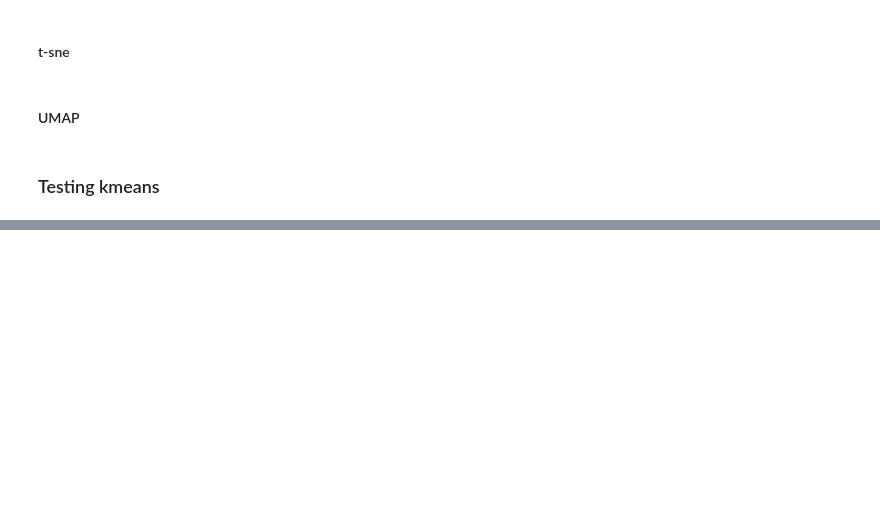
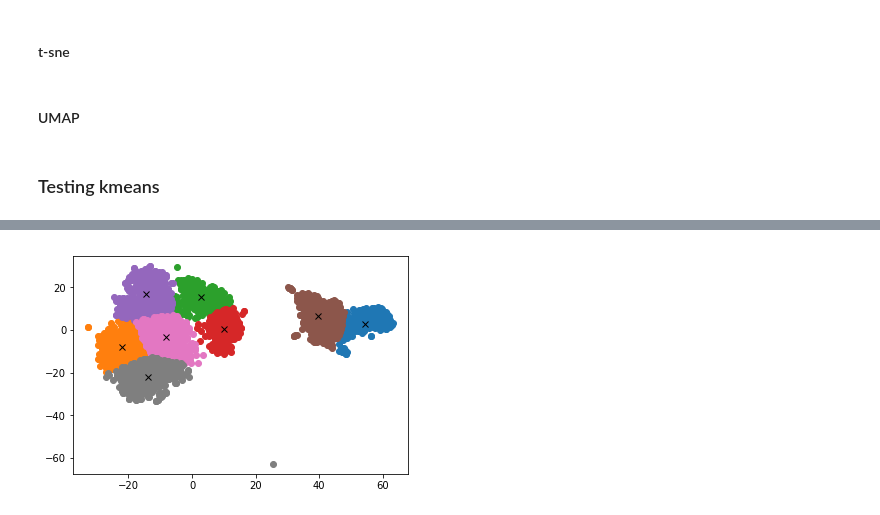
Before and after one commit to datascience-mobi/project-04-group-04, a Jupyter notebook: Bioinfo_Projekt_Library_Test.ipynb, the cells around one changed output, grey strips where cells are left out. Drawn from its saved outputs; the diff is of its cells as text; code cells hidden in the pictures; blank space fills up the shorter version.

```diff
--- a/Bioinfo_Projekt_Library_Test.ipynb
+++ b/Bioinfo_Projekt_Library_Test.ipynb
@@ -65,0 +77,13 @@ test3.plot()
+# %%
+def plot(data, dist, clusters,k):
+    for i in range(k):
+        graph = pd.DataFrame(data[np.argwhere(dist == i)].squeeze())
+        center = pd.DataFrame(clusters[i]).T
+        #print("Cluster"+ str(i) +  " -- Assigned Points \n" + str(graph))
+        plt.plot(graph[0], graph[1], "o")
+        plt.plot(center[0],center[1], "kx")
+    plt.show
+# %%
+plot(pbmc_tsne, pbmc_tsne_clust.labels_, pbmc_tsne_clust.cluster_centers_, 8)
+# %% [output]
+[figure, added]
```
Also changed, not shown: parts of 14 cells of this notebook.
